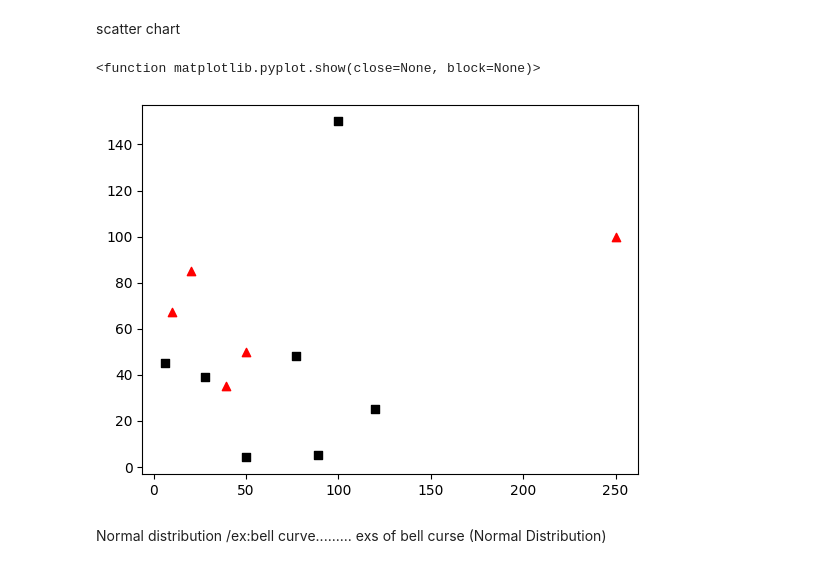
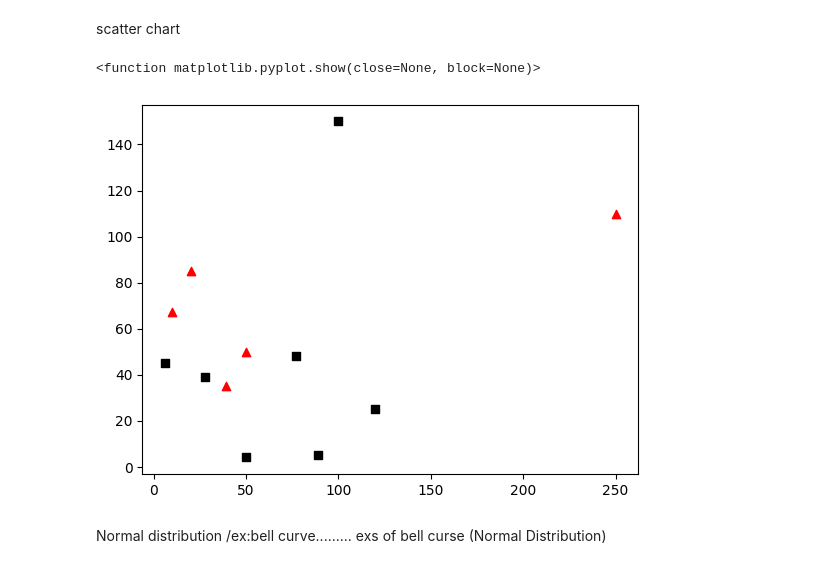
Before and after one commit to vinayanotad/demo100, a Jupyter notebook: Chapter_03_Business_Statistics/Intro_statistics.ipynb, the cells around one changed output. Cells and saved outputs as stored; diff of their text form; code cells hidden in the pictures.

```diff
--- a/Chapter_03_Business_Statistics/Intro_statistics.ipynb
+++ b/Chapter_03_Business_Statistics/Intro_statistics.ipynb
@@ -82,18 +82,18 @@ scatter chart
 # %%
 import pandas
 import matplotlib.pyplot as plt
 age=[150,25,5,39,4,45,48]
 Income=[100,120,89,28,50,6,77]
 
 x=[10,20,50,39,250]
-y=[67,85,50,35,100]
+y=[67,85,50,35,110]
 
 plt.scatter(Income,age,c="black",marker='s')
 plt.scatter(x,y,c='red',marker='^')
 plt.show
 # %% [output]
 <function matplotlib.pyplot.show(close=None, block=None)>
-[figure, old version]
+[figure, new version]
 # %% [markdown]
 Normal distribution      /ex:bell curve.........
 exs of bell curse (Normal Distribution)
```
